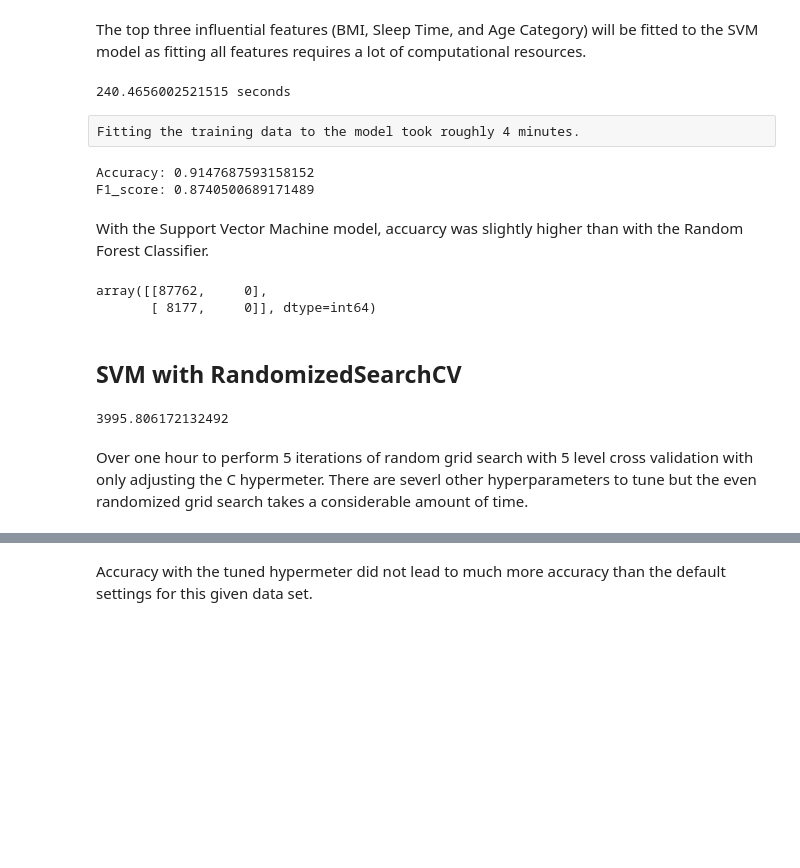
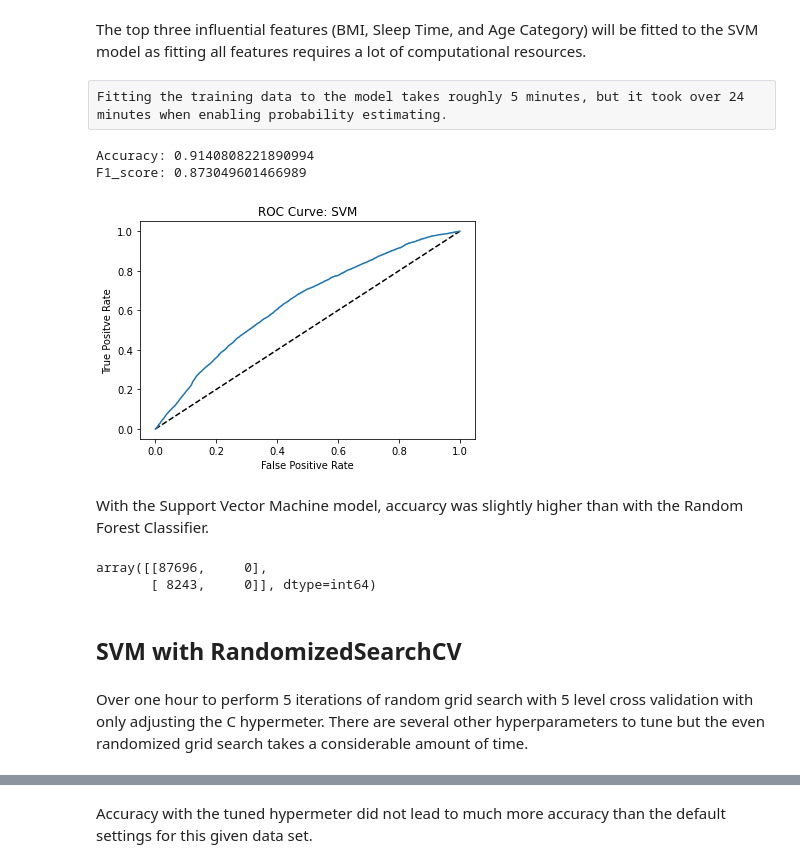
Before and after one commit to jimmyzholin/Springboard2, a Jupyter notebook: Capstone/models/1.0-jl-initial-modeling.ipynb, the cells around one changed output, grey strips where cells are left out. Drawn from its saved outputs; the diff is of its cells as text; code cells hidden in the pictures; blank space fills up the shorter version.

```diff
--- a/Capstone/models/1.0-jl-initial-modeling.ipynb
+++ b/Capstone/models/1.0-jl-initial-modeling.ipynb
@@ -119,12 +134,10 @@ The above bar graph suggests that BMI and amount of sleep are the most determini
 # %% [markdown]
 The top three influential features (BMI, Sleep Time, and Age Category) will be fitted to the SVM model as fitting all features requires a lot of computational resources.
 # %%
-svm_clf = SVC()
+svm_clf = SVC(probability=True)
 start_time = time.time()
 svm_clf.fit(X_train[['BMI', 'SleepTime', 'Code_AgeCategory']], np.array(y_train).reshape(1,-1)[0])
 print('%s seconds' % (time.time() - start_time))
-# %% [output]
-240.4656002521515 seconds
 # %% [raw]
-Fitting the training data to the model took roughly 4 minutes.
+Fitting the training data to the model takes roughly 5 minutes, but it took over 24 minutes when enabling probability estimating.
 # %%
@@ -132,31 +145,43 @@ svm_pred = svm_clf.predict(X_test[['BMI','SleepTime', 'Code_AgeCategory']])
 # %%
-print('Accuracy: ' + str(accuracy_score(y_test, svm_pred)))
-print('F1_score: ' + str(f1_score(y_test,svm_pred, average='weighted')))
+print('Accuracy: ' + str(accuracy_score(y_test, pred_svm)))
+print('F1_score: ' + str(f1_score(y_test,pred_svm, average='weighted')))
 # %% [output]
-Accuracy: 0.9147687593158152
-F1_score: 0.8740500689171489
+Accuracy: 0.9140808221890994
+F1_score: 0.873049601466989
+# %%
+y_pred_prob_svm = svm_clf.predict_proba(X_test[['BMI', 'SleepTime', 'Code_AgeCategory']])[:,1]
+# %%
+fpr_svm, tpr_svm, thresholds_svm = roc_curve(y_test, y_pred_prob_svm)
+# %%
+plt.clf()
+plt.plot([0,1], [0,1], 'k--')
+plt.plot(fpr_svm, tpr_svm, label='SVM')
+plt.xlabel('False Positive Rate')
+plt.ylabel('True Positve Rate')
+plt.title('ROC Curve: SVM')
+plt.show()
+# %% [output]
+[figure, added]
 # %% [markdown]
 With the Support Vector Machine model, accuarcy was slightly higher than with the Random Forest Classifier.
 # %%
-confusion_matrix(y_test, svm_pred)
+confusion_matrix(y_test, pred_svm)
 # %% [output]
-array([[87762,     0],
-       [ 8177,     0]], dtype=int64)
+array([[87696,     0],
+       [ 8243,     0]], dtype=int64)
 # %% [markdown]
 <h2>SVM with RandomizedSearchCV</h2>
 # %%
-params = {'C': np.arange(0.25,2,0.25)}
+params = {'C': np.arange(1,2,0.25)}
 
 start_time= time.time()
 
-clf = RandomizedSearchCV(svm_clf, param_distributions=params, cv=5, n_iter=5)
+clf = RandomizedSearchCV(svm_clf, param_distributions=params, cv=3, n_iter=5)
 SVM_RSCV = clf.fit(X_train[['BMI', 'SleepTime', 'Code_AgeCategory']], np.array(y_train).reshape(1,-1)[0])
 SVM_RSCV.best_params_
 
 print(time.time()-start_time)
-# %% [output]
-3995.806172132492
 # %% [markdown]
-Over one hour to perform 5 iterations of random grid search with 5 level cross validation with only adjusting the C hypermeter. There are severl other hyperparameters to tune but the even randomized grid search takes a considerable amount of time.
+Over one hour to perform 5 iterations of random grid search with 5 level cross validation with only adjusting the C hypermeter. There are several other hyperparameters to tune but the even randomized grid search takes a considerable amount of time.
 # %%
 SVM_RSCV.best_params_
```
Also changed, not shown: parts of 21 cells of this notebook, 9 other files.
